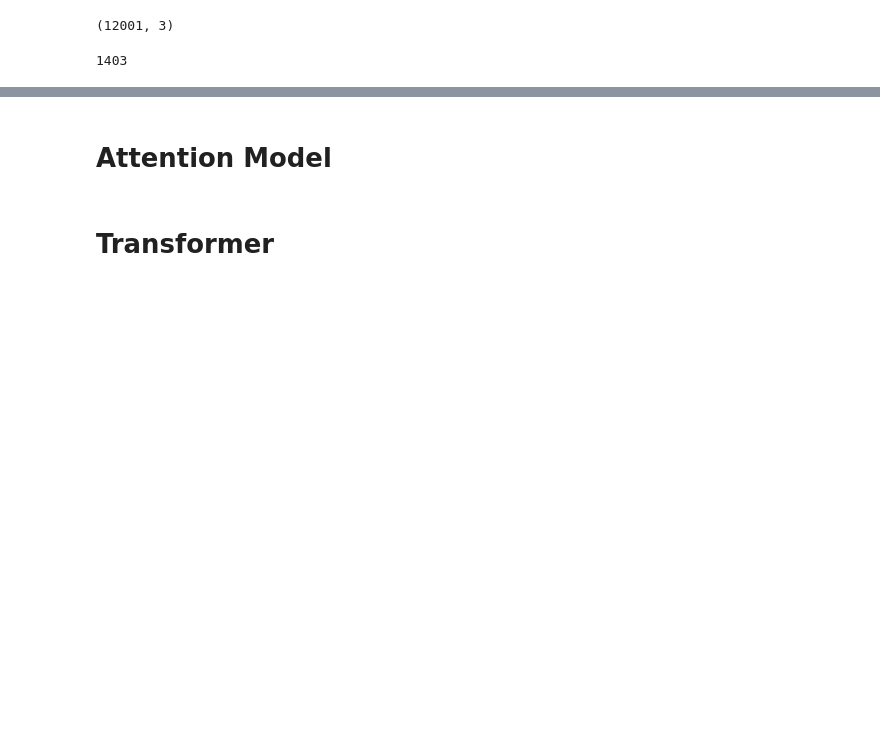
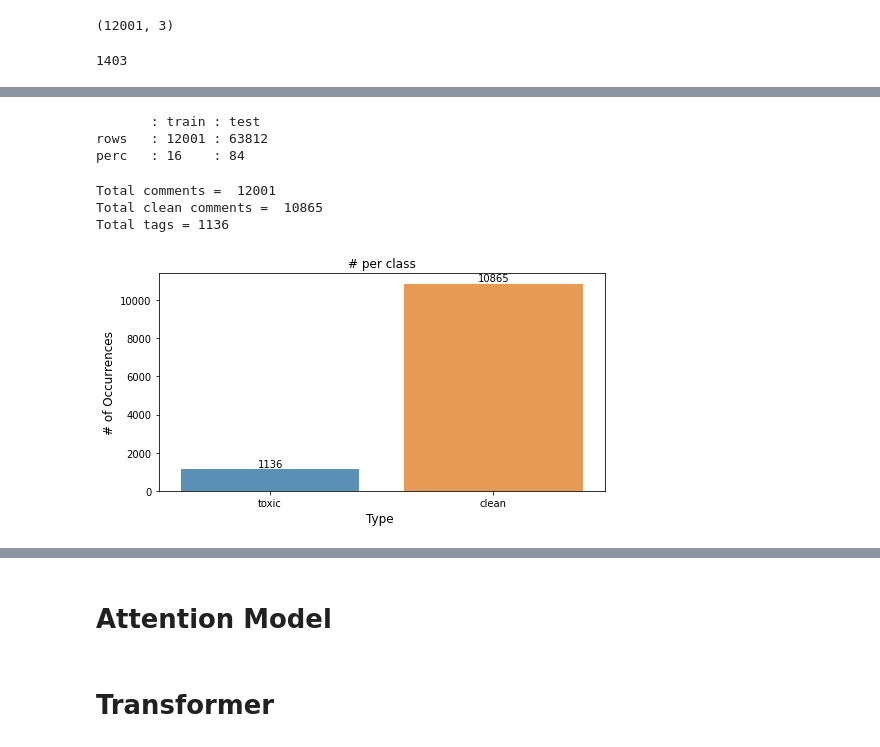
Before and after one commit to lizliu2015/NLP-frequently-used-code, a Jupyter notebook: score_toxic_comments.ipynb, the cells around one changed output, grey strips where cells are left out. Saved outputs shown, nothing was run; the diff lists cells and outputs as text; code cells hidden in the pictures; blank space fills up the shorter version.

```diff
--- a/score_toxic_comments.ipynb
+++ b/score_toxic_comments.ipynb
@@ -111,0 +169,44 @@ xtrain, xvalid, ytrain, yvalid = train_test_split(train.comment_text.values, tra
+# %%
+nrow_train=train.shape[0]
+nrow_test=test.shape[0]
+sum=nrow_train+nrow_test
+print("       : train : test")
+print("rows   :",nrow_train,":",nrow_test)
+print("perc   :",round(nrow_train*100/sum),"   :",round(nrow_test*100/sum))
+# %% [output]
+       : train : test
+rows   : 12001 : 63812
+perc   : 16    : 84
+# %%
+#class imbanlance
+x=train.iloc[:,2:].sum()
+#marking comments without any tags as "clean"
+rowsums=train.iloc[:,2:].sum(axis=1)
+train['clean']=(rowsums==0)
+#count number of clean entries
+train['clean'].sum()
+print("Total comments = ",len(train))
+print("Total clean comments = ",train['clean'].sum())
+print("Total tags =",x.sum())
+# %% [output]
+Total comments =  12001
+Total clean comments =  10865
+Total tags = 1136
+# %%
+x=train.iloc[:,2:].sum()
+#plot
+plt.figure(figsize=(8,4))
+ax= sns.barplot(x.index, x.values, alpha=0.8)
+plt.title("# per class")
+plt.ylabel('# of Occurrences', fontsize=12)
+plt.xlabel('Type ', fontsize=12)
+#adding the text labels
+rects = ax.patches
+labels = x.values
+for rect, label in zip(rects, labels):
+    height = rect.get_height()
+    ax.text(rect.get_x() + rect.get_width()/2, height + 5, label, ha='center', va='bottom')
+
+plt.show()
+# %% [output]
+[figure, added]
```
Also changed, not shown: parts of 25 cells of this notebook.
